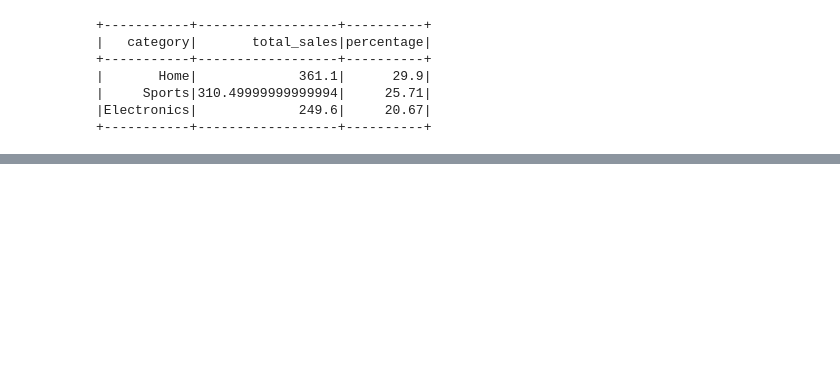
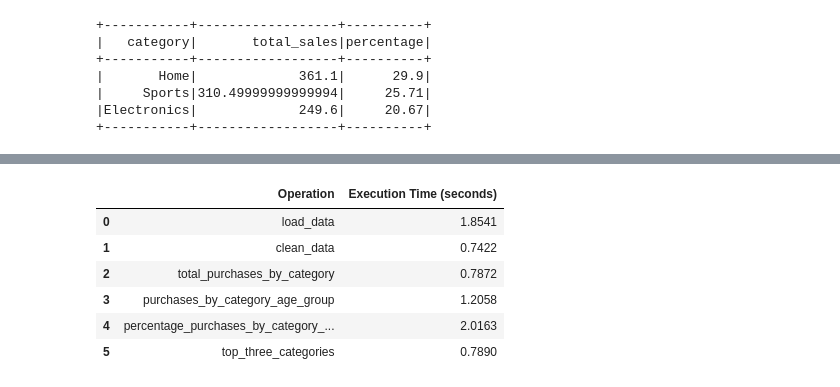
Before and after one commit to DeadNord/goit-de-hw-03, a Jupyter notebook: main.ipynb, the cells around one changed output, grey strips where cells are left out. Saved outputs shown, nothing was run; the diff lists cells and outputs as text; code cells hidden in the pictures; blank space fills up the shorter version.

```diff
--- a/main.ipynb
+++ b/main.ipynb
@@ -142,0 +207,85 @@ spark.stop()
+# %%
+# Initialize dictionary for timing measurements
+functional_timings = {}
+
+# Load data
+start_time = time.time()
+users_df = spark.read.csv(users_csv_path, header=True, inferSchema=True)
+purchases_df = spark.read.csv(purchases_csv_path, header=True, inferSchema=True)
+products_df = spark.read.csv(products_csv_path, header=True, inferSchema=True)
+end_time = time.time()
+functional_timings["load_data"] = end_time - start_time
+
+# Clean data
+start_time = time.time()
+users_df = users_df.dropna()
+purchases_df = purchases_df.dropna()
+products_df = products_df.dropna()
+# Trigger action
+users_df.count()
+purchases_df.count()
+products_df.count()
+end_time = time.time()
+functional_timings["clean_data"] = end_time - start_time
+
+# Calculate total purchases by product category
+start_time = time.time()
+joined_df = purchases_df.join(products_df, "product_id")
+total_purchases_func = joined_df.groupBy("category").agg(
+    spark_sum(col("quantity") * col("price")).alias("total_sales")
+)
+# Trigger action
+total_purchases_func.count()
+end_time = time.time()
+functional_timings["total_purchases_by_category"] = end_time - start_time
+total_purchases_func.show()
+
+# Calculate total purchases by category for age group 18-25
+start_time = time.time()
+users_age_group = users_df.filter((col("age") >= 18) & (col("age") <= 25))
+purchases_with_users = purchases_df.join(users_age_group, "user_id")
+joined_df_age = purchases_with_users.join(products_df, "product_id")
+age_group_purchases_func = joined_df_age.groupBy("category").agg(
+    spark_sum(col("quantity") * col("price")).alias("total_sales")
+)
+# Trigger action
+age_group_purchases_func.count()
+end_time = time.time()
+functional_timings["purchases_by_category_age_group"] = end_time - start_time
+age_group_purchases_func.show()
+
+# Calculate percentage of purchases by category for age group 18-25
+start_time = time.time()
+total_sales_row = age_group_purchases_func.agg(
+    spark_sum("total_sales").alias("total_sales")
+).collect()[0]
+total_sales = total_sales_row["total_sales"]
+percentage_purchases_func = age_group_purchases_func.withColumn(
+    "percentage", spark_round((col("total_sales") / total_sales) * 100, 2)
+)
+# Trigger action
+percentage_purchases_func.count()
+end_time = time.time()
+functional_timings["percentage_purchases_by_category_age_group"] = end_time - start_time
+percentage_purchases_func.show()
+
+# Get top 3 categories with highest percentage of spending for age group 18-25
+start_time = time.time()
+top_three_categories_func = percentage_purchases_func.orderBy(
+    col("percentage").desc()
+).limit(3)
+# Trigger action
+top_three_categories_func.count()
+end_time = time.time()
+functional_timings["top_three_categories"] = end_time - start_time
+top_three_categories_func.show()
+
+# Display timing measurements using pandas DataFrame
+functional_df = pd.DataFrame(
+    list(functional_timings.items()), columns=["Operation", "Execution Time (seconds)"]
+)
+functional_df["Execution Time (seconds)"] = functional_df[
+    "Execution Time (seconds)"
+].apply(lambda x: round(x, 4))
+display(functional_df)
+# %% [output]
@@ -142,0 +309,7 @@ spark.stop()
+|  | Operation | Execution Time (seconds) |
+| 0 | load_data | 1.8541 |
+| 1 | clean_data | 0.7422 |
+| 2 | total_purchases_by_category | 0.7872 |
+| 3 | purchases_by_category_age_group | 1.2058 |
+| 4 | percentage_purchases_by_category_... | 2.0163 |
+| 5 | top_three_categories | 0.7890 |
```
Also changed, not shown: parts of 33 cells of this notebook.
